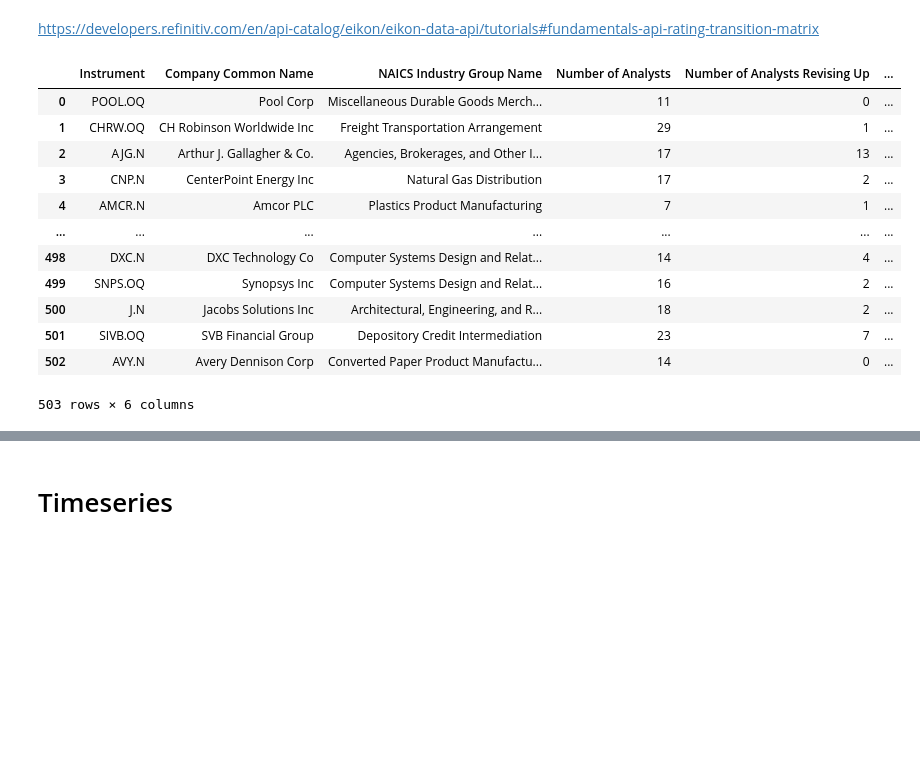
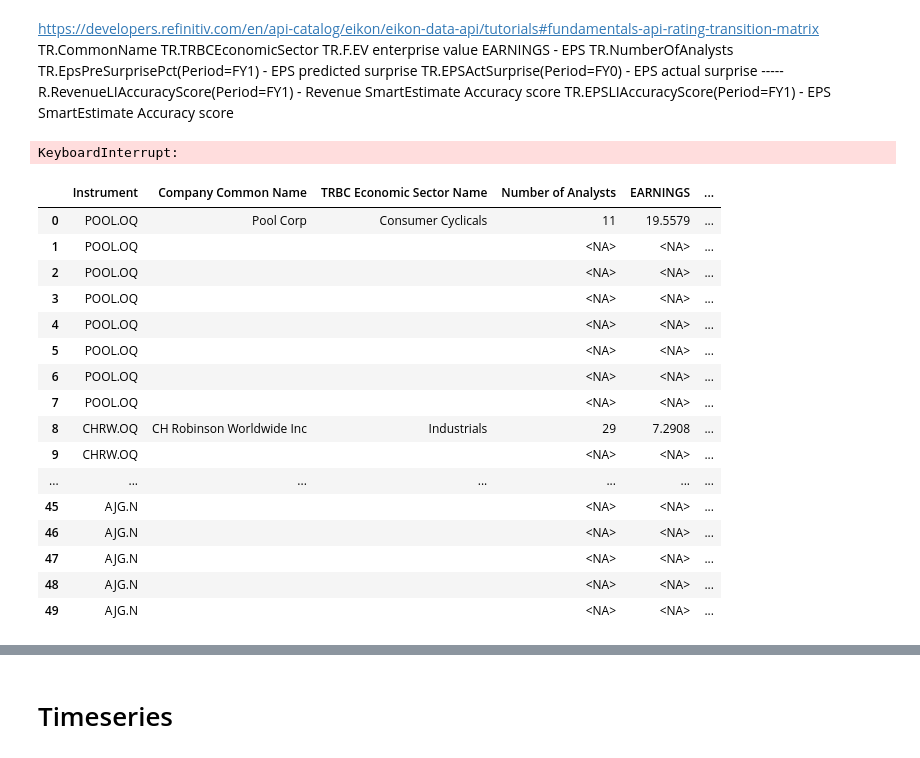
Before and after one commit to yummypugs/GSFM_AnalystForecasts, a Jupyter notebook: Eikon.ipynb, the cells around one changed output, grey strips where cells are left out. Saved outputs shown, nothing was run; the diff lists cells and outputs as text; code cells hidden in the pictures; blank space fills up the shorter version.

Commit message:
First Eikon code

```diff
--- a/Eikon.ipynb
+++ b/Eikon.ipynb
@@ -25,2 +11,11 @@ df
-# %% [markdown]
-https://developers.refinitiv.com/en/api-catalog/eikon/eikon-data-api/tutorials#fundamentals-api-rating-transition-matrix
+# %% [markdown]
+https://developers.refinitiv.com/en/api-catalog/eikon/eikon-data-api/tutorials#fundamentals-api-rating-transition-matrix
+TR.CommonName
+TR.TRBCEconomicSector
+TR.F.EV enterprise value
+EARNINGS - EPS
+TR.NumberOfAnalysts
+TR.EpsPreSurprisePct(Period=FY1) - EPS predicted surprise
+TR.EPSActSurprise(Period=FY0) - EPS actual surprise
+----- R.RevenueLIAccuracyScore(Period=FY1) - Revenue SmartEstimate Accuracy score
+TR.EPSLIAccuracyScore(Period=FY1) - EPS SmartEstimate Accuracy score
@@ -27,23 +24,30 @@ https://developers.refinitiv.com/en/api-catalog/eikon/eikon-data-api/tutorials#f
 # %%
 ratings_data, err = ek.get_data(instruments=['0#.SPX'],
                                 fields=['TR.CommonName',
-                                        "TR.NAICSIndustryGroup",
-                                        'TR.NumberOfAnalysts(SDate=0D,Period=FY1)',
-                                        "TR.NumEstRevisingUp(Period=FY1)",
-                                        "EARNINGS"])
-ratings_data
+                                        "TR.TRBCEconomicSector",
+                                        'TR.NumberOfAnalysts',
+                                        "EARNINGS",
+                                        "TR.EPSLIAccuracyScore"])
 # %% [output]
-|  | Instrument | Company Common Name | NAICS Industry Group Name | Number of Analysts | Number of Analysts Revising Up | ... |
-| 0 | POOL.OQ | Pool Corp | Miscellaneous Durable Goods Merch... | 11 | 0 | ... |
-| 1 | CHRW.OQ | CH Robinson Worldwide Inc | Freight Transportation Arrangement | 29 | 1 | ... |
-| 2 | AJG.N | Arthur J. Gallagher & Co. | Agencies, Brokerages, and Other I... | 17 | 13 | ... |
-| 3 | CNP.N | CenterPoint Energy Inc | Natural Gas Distribution | 17 | 2 | ... |
-| 4 | AMCR.N | Amcor PLC | Plastics Product Manufacturing | 7 | 1 | ... |
-| ... | ... | ... | ... | ... | ... | ... |
-| 498 | DXC.N | DXC Technology Co | Computer Systems Design and Relat... | 14 | 4 | ... |
-| 499 | SNPS.OQ | Synopsys Inc | Computer Systems Design and Relat... | 16 | 2 | ... |
-| 500 | J.N | Jacobs Solutions Inc | Architectural, Engineering, and R... | 18 | 2 | ... |
-| 501 | SIVB.OQ | SVB Financial Group | Depository Credit Intermediation | 23 | 7 | ... |
-| 502 | AVY.N | Avery Dennison Corp | Converted Paper Product Manufactu... | 14 | 0 | ... |
-503 rows × 6 columns
+KeyboardInterrupt:
+# %%
+ratings_data.head(50)
+# %% [output]
+|  | Instrument | Company Common Name | TRBC Economic Sector Name | Number of Analysts | EARNINGS | ... |
+| 0 | POOL.OQ | Pool Corp | Consumer Cyclicals | 11 | 19.5579 | ... |
+| 1 | POOL.OQ |  |  | <NA> | <NA> | ... |
+| 2 | POOL.OQ |  |  | <NA> | <NA> | ... |
+| 3 | POOL.OQ |  |  | <NA> | <NA> | ... |
+| 4 | POOL.OQ |  |  | <NA> | <NA> | ... |
+| 5 | POOL.OQ |  |  | <NA> | <NA> | ... |
+| 6 | POOL.OQ |  |  | <NA> | <NA> | ... |
+| 7 | POOL.OQ |  |  | <NA> | <NA> | ... |
+| 8 | CHRW.OQ | CH Robinson Worldwide Inc | Industrials | 29 | 7.2908 | ... |
+| 9 | CHRW.OQ |  |  | <NA> | <NA> | ... |
+| ... | ... | ... | ... | ... | ... | ... |
+| 45 | AJG.N |  |  | <NA> | <NA> | ... |
+| 46 | AJG.N |  |  | <NA> | <NA> | ... |
+| 47 | AJG.N |  |  | <NA> | <NA> | ... |
+| 48 | AJG.N |  |  | <NA> | <NA> | ... |
+| 49 | AJG.N |  |  | <NA> | <NA> | ... |
 # %%
```
Also changed, not shown: parts of 4 cells of this notebook.
